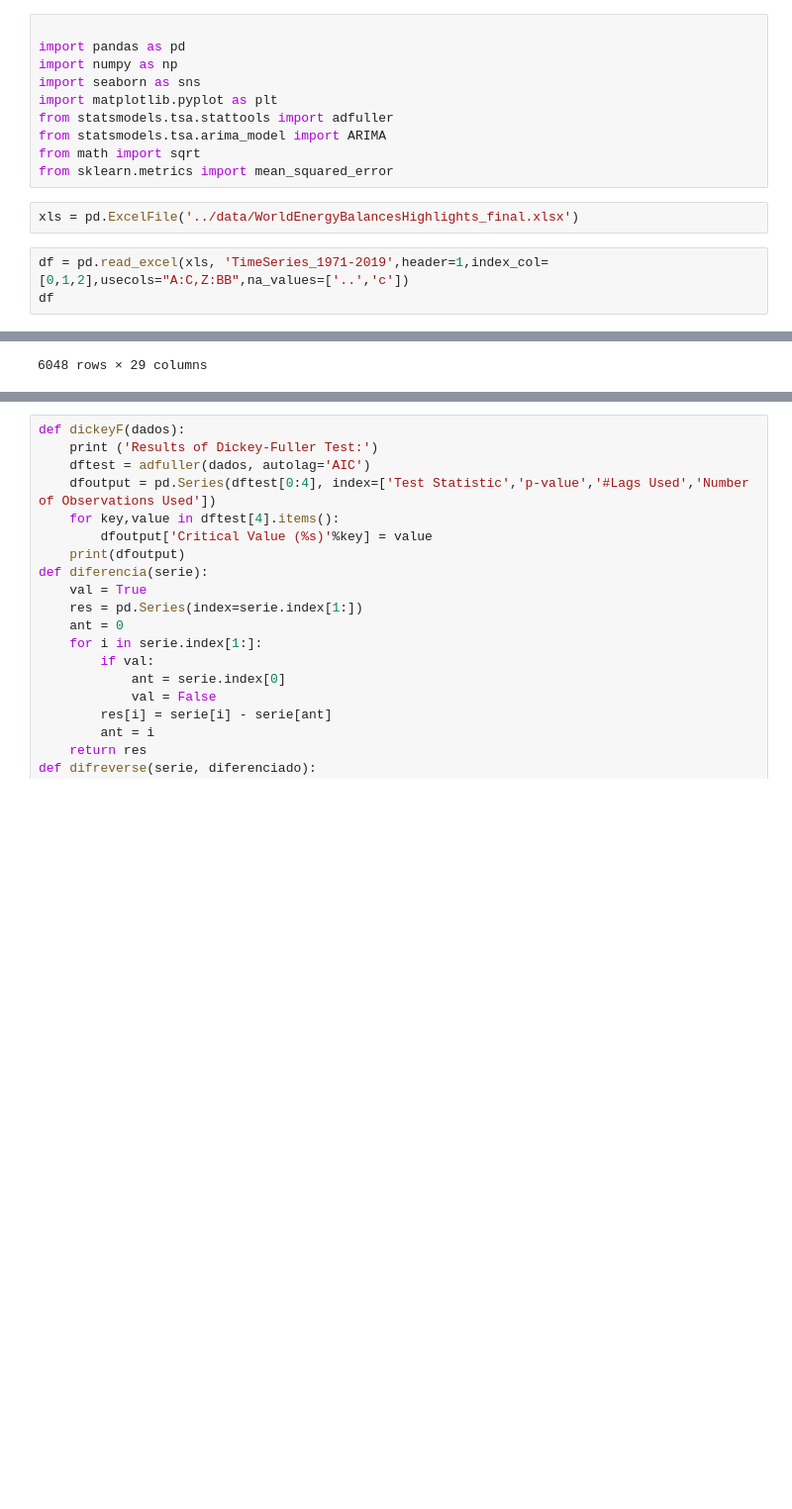
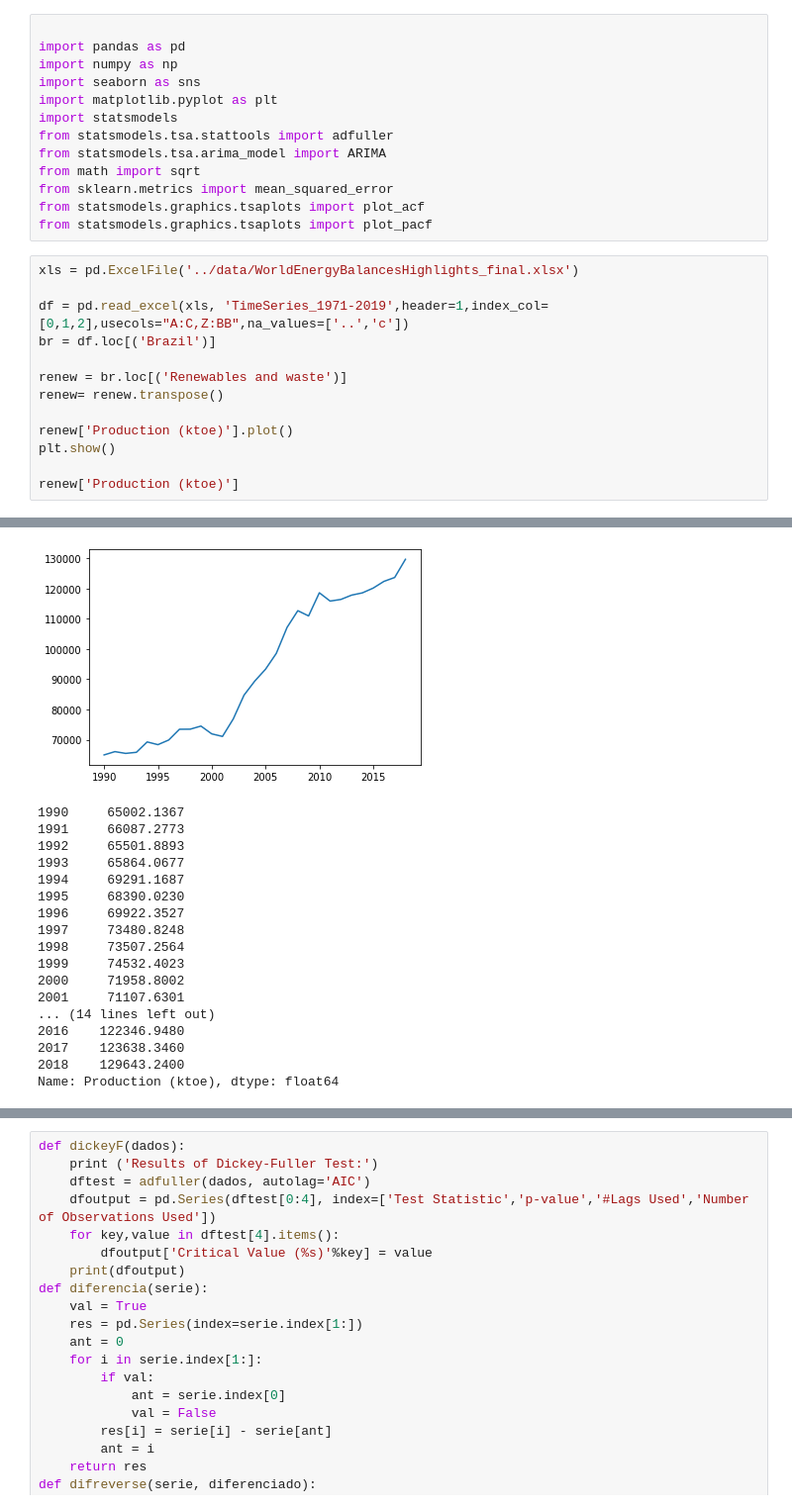
Before and after one commit to VitorHugoOli/Analise_Dados_Energetico, a Jupyter notebook: src/Aprendizado.ipynb, the cells around one changed output, grey strips where cells are left out. Shown at 99% size. Drawn from its saved outputs; the diff is of its cells as text; blank space fills up the shorter version.

```diff
--- a/src/Aprendizado.ipynb
+++ b/src/Aprendizado.ipynb
@@ -4,13 +4,24 @@ import pandas as pd
 import numpy as np
 import seaborn as sns
 import matplotlib.pyplot as plt
+import statsmodels
 from statsmodels.tsa.stattools import adfuller
 from statsmodels.tsa.arima_model import ARIMA
 from math import sqrt
 from sklearn.metrics import mean_squared_error
+from statsmodels.graphics.tsaplots import plot_acf
+from statsmodels.graphics.tsaplots import plot_pacf
-# %%
-xls = pd.ExcelFile('../data/WorldEnergyBalancesHighlights_final.xlsx')
 # %%
+xls = pd.ExcelFile('../data/WorldEnergyBalancesHighlights_final.xlsx')
+
 df = pd.read_excel(xls, 'TimeSeries_1971-2019',header=1,index_col=[0,1,2],usecols="A:C,Z:BB",na_values=['..','c'])
-df
+br = df.loc[('Brazil')]
+
+renew = br.loc[('Renewables and waste')]
+renew= renew.transpose()
+
+renew['Production (ktoe)'].plot()
+plt.show()
+
+renew['Production (ktoe)']
 # %% [output]
@@ -30 +28,18 @@ df
+[figure, added]
-6048 rows × 29 columns
+1990     65002.1367
+1991     66087.2773
+1992     65501.8893
+1993     65864.0677
+1994     69291.1687
+1995     68390.0230
+1996     69922.3527
+1997     73480.8248
+1998     73507.2564
+1999     74532.4023
+2000     71958.8002
+2001     71107.6301
+... (14 lines left out)
+2016    122346.9480
+2017    123638.3460
+2018    129643.2400
+Name: Production (ktoe), dtype: float64
```
Also changed, not shown: parts of 16 cells of this notebook, 1 other file.
